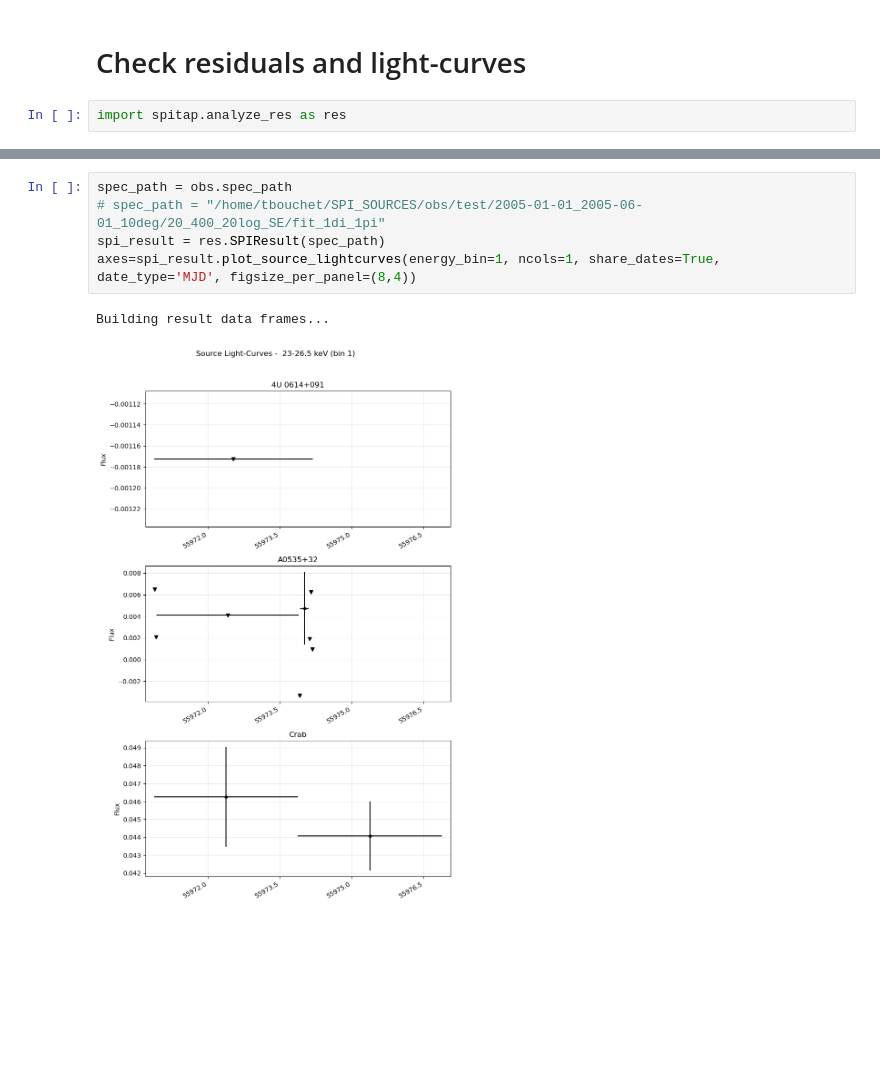
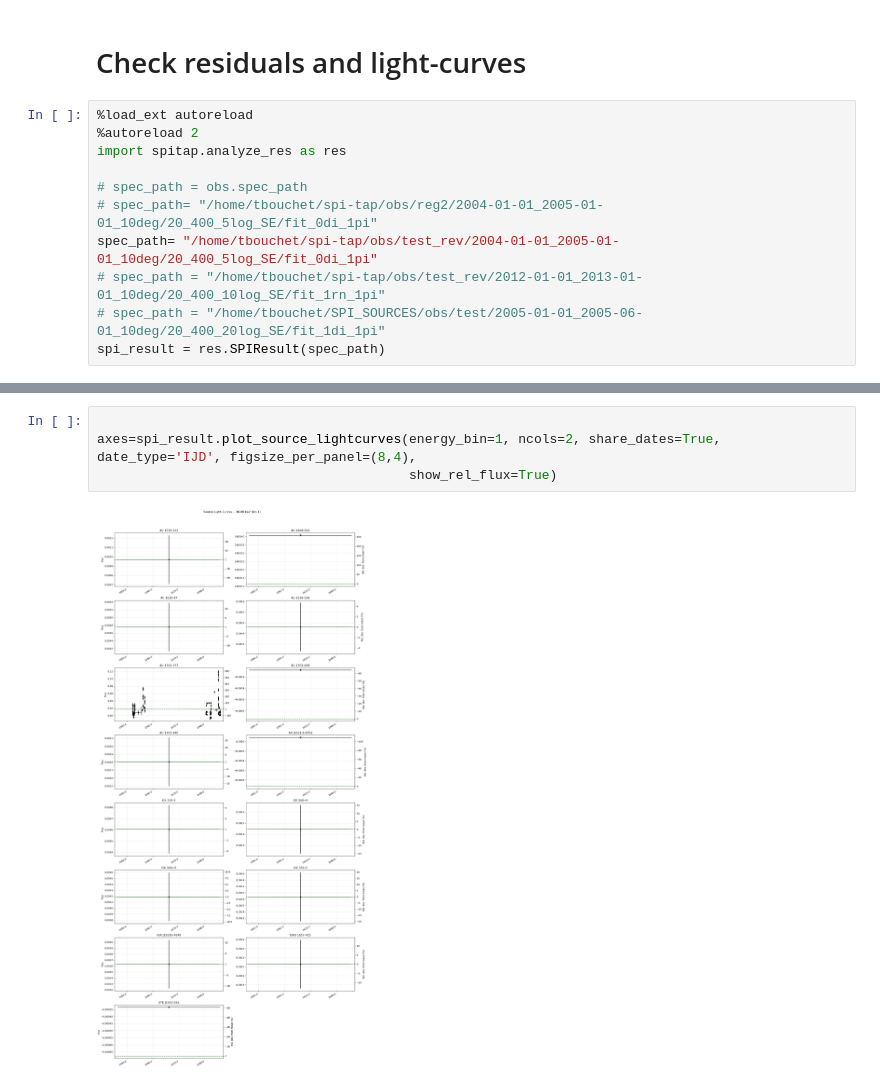
Before and after one commit to tristanbouchet/spi-tap, a Jupyter notebook: auto_spitap.ipynb, the cells around one changed output, grey strips where cells are left out. Saved outputs shown, nothing was run; the diff lists cells and outputs as text; blank space fills up the shorter version.

```diff
--- a/auto_spitap.ipynb
+++ b/auto_spitap.ipynb
@@ -139,4 +148,13 @@ Environment and directory restored.
 # %% [markdown]
 # Check residuals and light-curves
 # %%
+%load_ext autoreload
+%autoreload 2
 import spitap.analyze_res as res
+
+# spec_path = obs.spec_path
+# spec_path= "/home/tbouchet/spi-tap/obs/reg2/2004-01-01_2005-01-01_10deg/20_400_5log_SE/fit_0di_1pi"
+spec_path= "/home/tbouchet/spi-tap/obs/test_rev/2004-01-01_2005-01-01_10deg/20_400_5log_SE/fit_0di_1pi"
+# spec_path = "/home/tbouchet/spi-tap/obs/test_rev/2012-01-01_2013-01-01_10deg/20_400_10log_SE/fit_1rn_1pi"
+# spec_path = "/home/tbouchet/SPI_SOURCES/obs/test/2005-01-01_2005-06-01_10deg/20_400_20log_SE/fit_1di_1pi"
+spi_result = res.SPIResult(spec_path)
@@ -143,11 +176,9 @@ import spitap.analyze_res as res
 # %%
-spec_path = obs.spec_path
-# spec_path = "/home/tbouchet/SPI_SOURCES/obs/test/2005-01-01_2005-06-01_10deg/20_400_20log_SE/fit_1di_1pi"
-spi_result = res.SPIResult(spec_path)
-axes=spi_result.plot_source_lightcurves(energy_bin=1, ncols=1, share_dates=True, date_type='MJD', figsize_per_panel=(8,4))
+
+axes=spi_result.plot_source_lightcurves(energy_bin=1, ncols=2, share_dates=True, date_type='IJD', figsize_per_panel=(8,4),
+                                        show_rel_flux=True)
 # %% [output]
-Building result data frames...
-[figure, old version]
+[figure, new version]
 # %%
 axes=spi_result.plot_energybin_lightcurves_for_source(
 "Crab",
```
Also changed, not shown: parts of 12 cells of this notebook, 8 other files.
